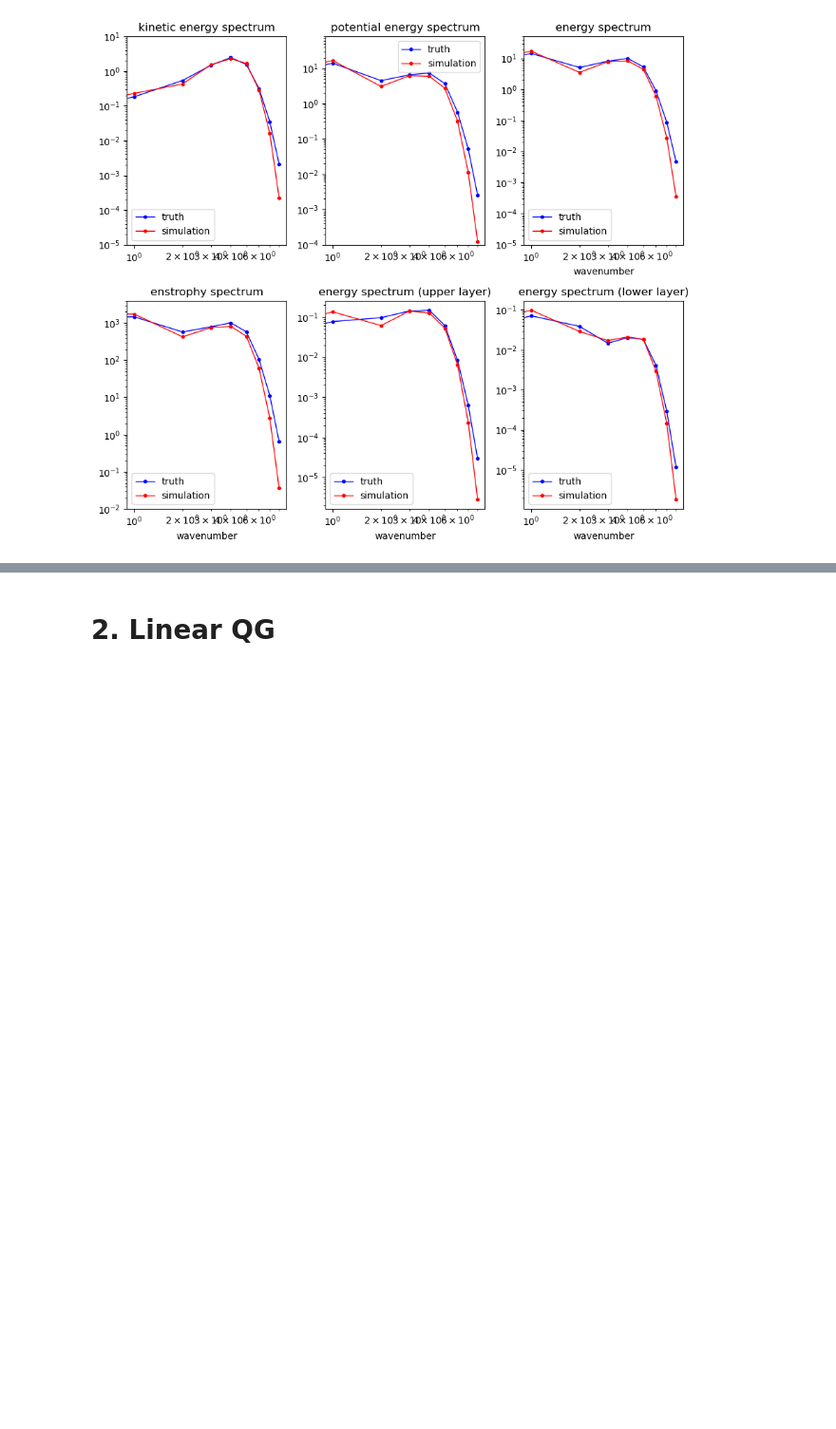
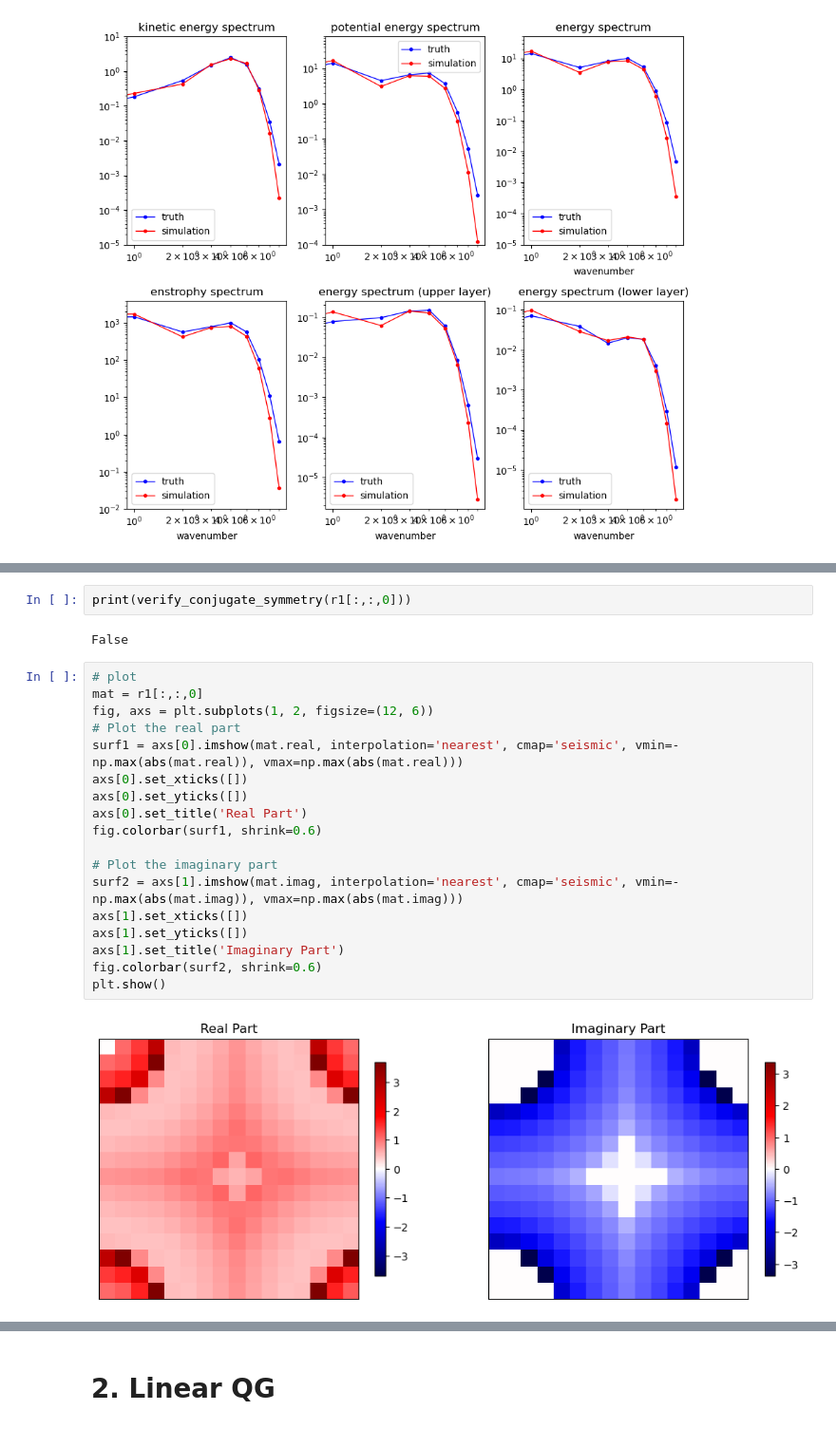
Before and after one commit to zhongruiw/LagrangianDA, a Jupyter notebook: code/LSM_K16.ipynb, the cells around one changed output, grey strips where cells are left out. Shown at 95% size. Drawn from its saved outputs; the diff is of its cells as text; blank space fills up the shorter version.

```diff
--- a/code/LSM_K16.ipynb
+++ b/code/LSM_K16.ipynb
@@ -958,0 +1183,24 @@ plt.show()
+# %%
+print(verify_conjugate_symmetry(r1[:,:,0]))
+# %% [output]
+False
+# %%
+# plot
+mat = r1[:,:,0]
+fig, axs = plt.subplots(1, 2, figsize=(12, 6))
+# Plot the real part
+surf1 = axs[0].imshow(mat.real, interpolation='nearest', cmap='seismic', vmin=-np.max(abs(mat.real)), vmax=np.max(abs(mat.real)))
+axs[0].set_xticks([])
+axs[0].set_yticks([])
+axs[0].set_title('Real Part')
+fig.colorbar(surf1, shrink=0.6)
+
+# Plot the imaginary part
+surf2 = axs[1].imshow(mat.imag, interpolation='nearest', cmap='seismic', vmin=-np.max(abs(mat.imag)), vmax=np.max(abs(mat.imag)))
+axs[1].set_xticks([])
+axs[1].set_yticks([])
+axs[1].set_title('Imaginary Part')
+fig.colorbar(surf2, shrink=0.6)
+plt.show()
+# %% [output]
+[figure, added]
```
Also changed, not shown: parts of 32 cells of this notebook, 20 other files.
